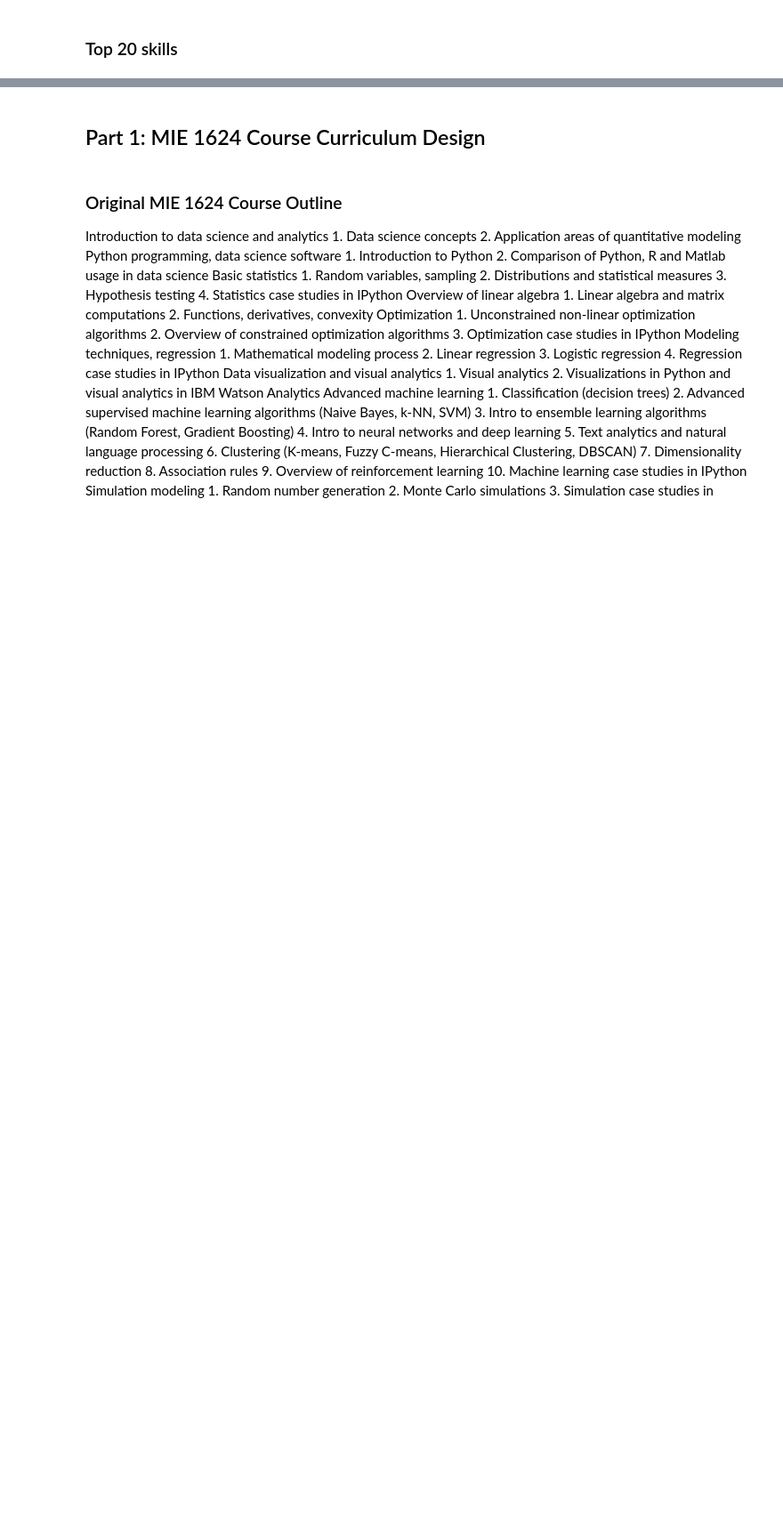
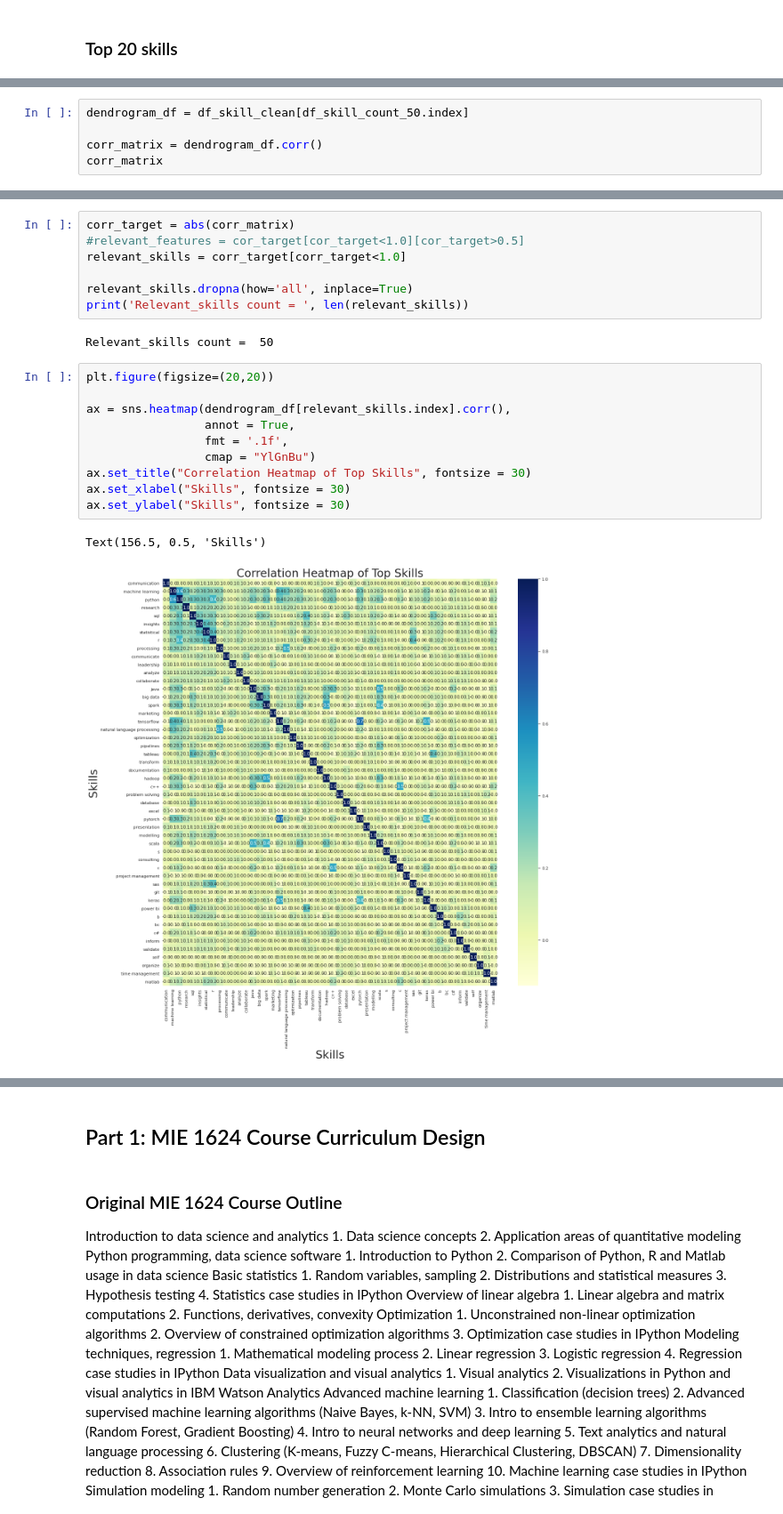
Before and after one commit to ruiqi777/Curriculum-Design, a Jupyter notebook: job_skills.ipynb, the cells around one changed output, grey strips where cells are left out. Shown at 89% size. Cells and saved outputs as stored; diff of their text form; blank space fills up the shorter version.

Commit message:
updated with dendrogram

```diff
--- a/job_skills.ipynb
+++ b/job_skills.ipynb
@@ -246,0 +254,5 @@ Index(['communication', 'machine learning', 'python', 'sql', 'insights',
+# %%
+dendrogram_df = df_skill_clean[df_skill_count_50.index]
+
+corr_matrix = dendrogram_df.corr()
+corr_matrix
@@ -246,0 +277,22 @@ Index(['communication', 'machine learning', 'python', 'sql', 'insights',
+# %%
+corr_target = abs(corr_matrix)
+#relevant_features = cor_target[cor_target<1.0][cor_target>0.5]
+relevant_skills = corr_target[corr_target<1.0]
+
+relevant_skills.dropna(how='all', inplace=True)
+print('Relevant_skills count = ', len(relevant_skills))
+# %% [output]
+Relevant_skills count =  50
+# %%
+plt.figure(figsize=(20,20))
+
+ax = sns.heatmap(dendrogram_df[relevant_skills.index].corr(),
+                 annot = True,
+                 fmt = '.1f',
+                 cmap = "YlGnBu")
+ax.set_title("Correlation Heatmap of Top Skills", fontsize = 30)
+ax.set_xlabel("Skills", fontsize = 30)
+ax.set_ylabel("Skills", fontsize = 30)
+# %% [output]
+Text(156.5, 0.5, 'Skills')
+[figure, added]
```
Also changed, not shown: parts of 13 cells of this notebook.
